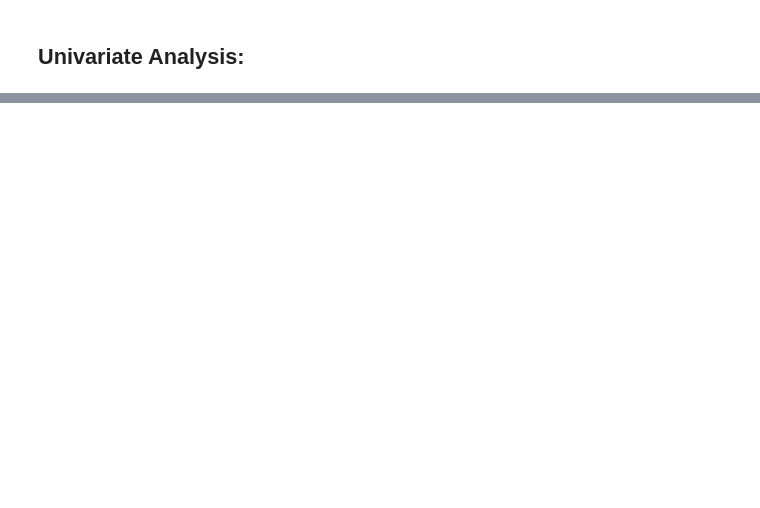
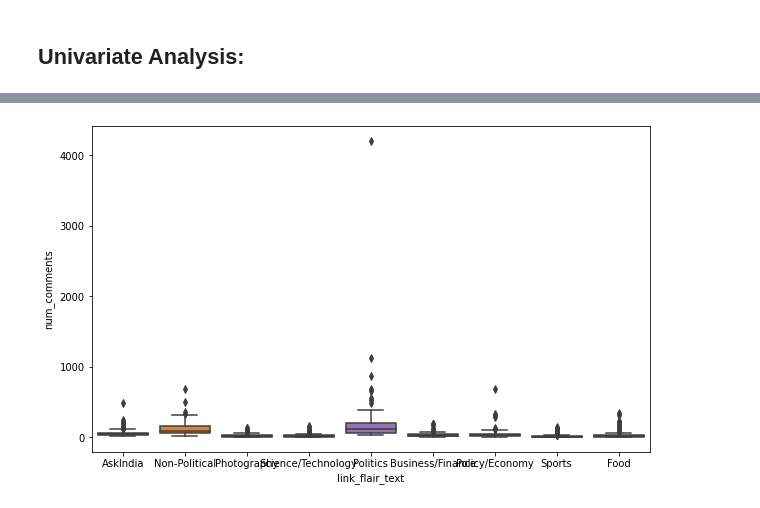
Before and after one commit to gauravchopracg/Reddit-Flair-Detection, a Jupyter notebook: Jupyter Notebooks/Part_II_Exploratory_Data_Analysis_(EDA).ipynb, the cells around one changed output, grey strips where cells are left out. Saved outputs shown, nothing was run; the diff lists cells and outputs as text; code cells hidden in the pictures; blank space fills up the shorter version.

```diff
--- a/Jupyter Notebooks/Part_II_Exploratory_Data_Analysis_(EDA).ipynb
+++ b/Jupyter Notebooks/Part_II_Exploratory_Data_Analysis_(EDA).ipynb
@@ -663,0 +136,5 @@ for word in sentence_words:
+# %%
+sns.boxplot(x='link_flair_text', y='num_comments', data=df)
+plt.show();
+# %% [output]
+[figure, added]
```
Also changed, not shown: parts of 141 cells of this notebook, 1 other file.
